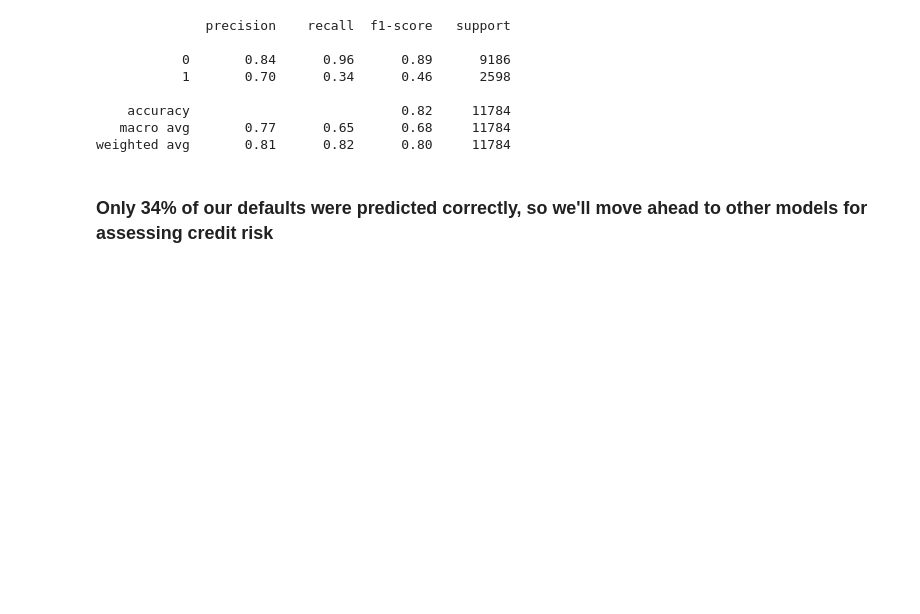
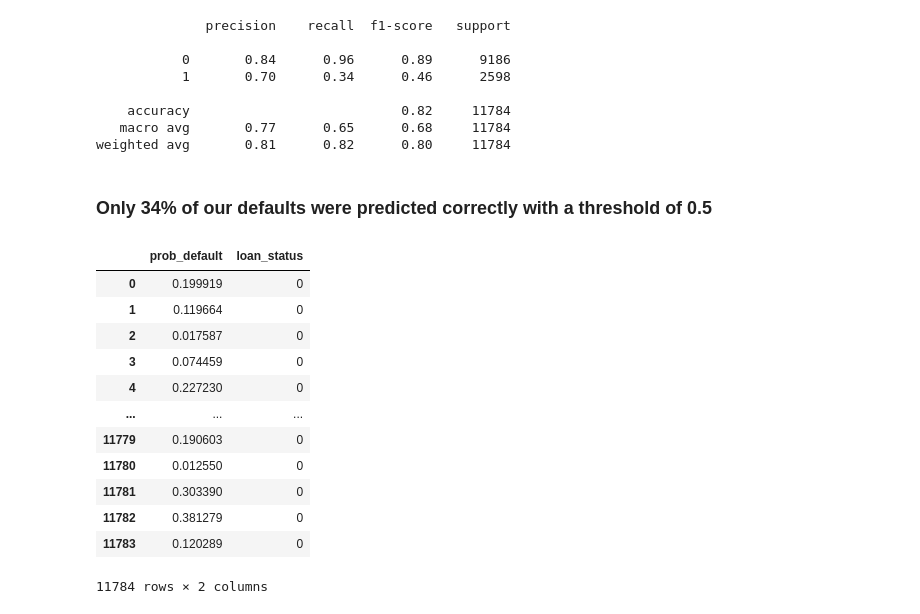
Before and after one commit to der-amit/credit-risk, a Jupyter notebook: log_model.ipynb, the cells around one changed output. Saved outputs shown, nothing was run; the diff lists cells and outputs as text; code cells hidden in the pictures; blank space fills up the shorter version.

Commit message:
updated log model

```diff
--- a/log_model.ipynb
+++ b/log_model.ipynb
@@ -180,4 +180,20 @@ print(classification_report(y_test,y_pred))
    macro avg       0.77      0.65      0.68     11784
 weighted avg       0.81      0.82      0.80     11784
 # %% [markdown]
-### Only 34% of our defaults were predicted correctly, so we'll move ahead to other models for assessing credit risk
+### Only 34% of our defaults were predicted correctly with a threshold of 0.5
+# %%
+df_preds
+# %% [output]
+|  | prob_default | loan_status |
+| 0 | 0.199919 | 0 |
+| 1 | 0.119664 | 0 |
+| 2 | 0.017587 | 0 |
+| 3 | 0.074459 | 0 |
+| 4 | 0.227230 | 0 |
+| ... | ... | ... |
+| 11779 | 0.190603 | 0 |
+| 11780 | 0.012550 | 0 |
+| 11781 | 0.303390 | 0 |
+| 11782 | 0.381279 | 0 |
+| 11783 | 0.120289 | 0 |
+11784 rows × 2 columns
```
Also changed, not shown: parts of 13 cells of this notebook.
